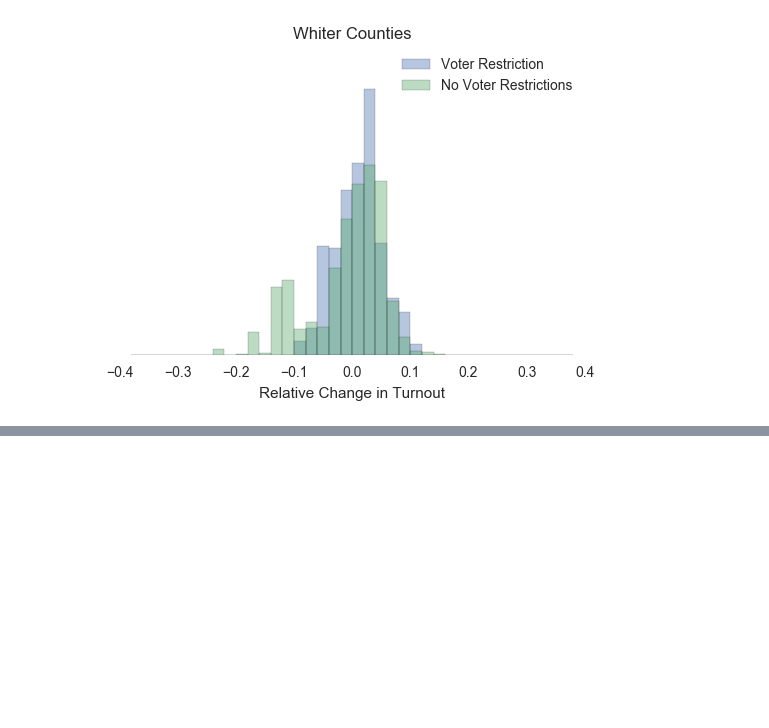
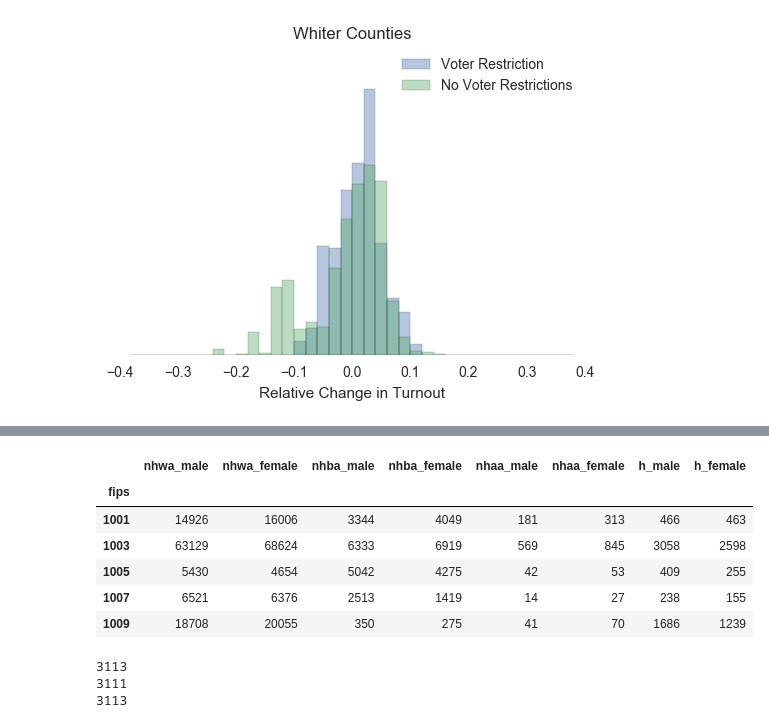
Before and after one commit to dstuck/pres_election_analysis, a Jupyter notebook: notebooks/2-ElectionExploration.ipynb, the cells around one changed output, grey strips where cells are left out. Saved outputs shown, nothing was run; the diff lists cells and outputs as text; code cells hidden in the pictures; blank space fills up the shorter version.

```diff
--- a/notebooks/2-ElectionExploration.ipynb
+++ b/notebooks/2-ElectionExploration.ipynb
@@ -231,0 +325,10 @@ full_pres_df.loc[29079]
+# %%
+vote_by_race.xs('R', level=1)[counts_by_race].head()
+# %% [output]
+|  | nhwa_male | nhwa_female | nhba_male | nhba_female | nhaa_male | nhaa_female | h_male | h_female |
+| fips |  |  |  |  |  |  |  |  |
+| 1001 | 14926 | 16006 | 3344 | 4049 | 181 | 313 | 466 | 463 |
+| 1003 | 63129 | 68624 | 6333 | 6919 | 569 | 845 | 3058 | 2598 |
+| 1005 | 5430 | 4654 | 5042 | 4275 | 42 | 53 | 409 | 255 |
+| 1007 | 6521 | 6376 | 2513 | 1419 | 14 | 27 | 238 | 155 |
+| 1009 | 18708 | 20055 | 350 | 275 | 41 | 70 | 1686 | 1239 |
@@ -231,0 +339,8 @@ full_pres_df.loc[29079]
+# %%
+print len(vote_by_race.xs('R', level=1)[counts_by_race])
+print len(vote_by_race.xs('R', level=1)[counts_by_race].dropna())
+print len(vote_by_race.xs('R', level=1)['votes_2012'].dropna())
+# %% [output]
+3113
+3111
+3113
```
Also changed, not shown: parts of 22 cells of this notebook.
